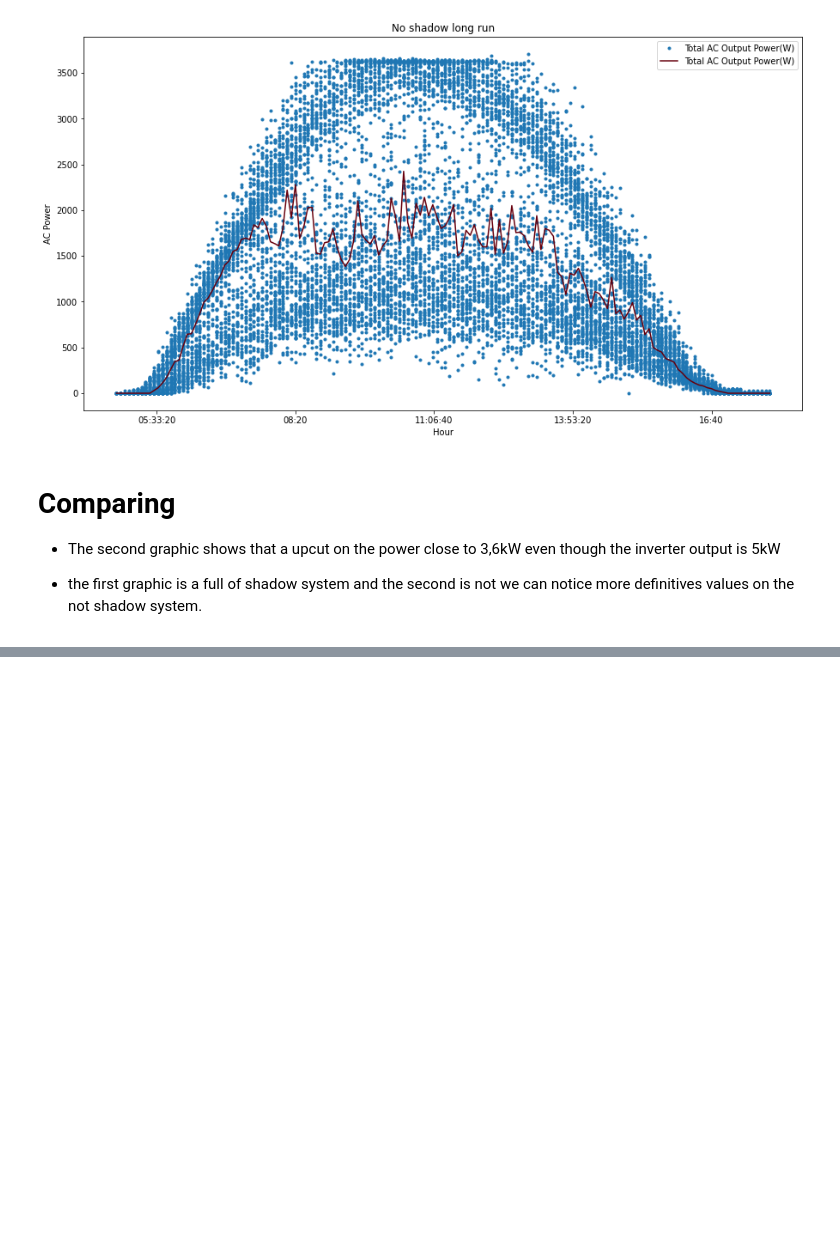
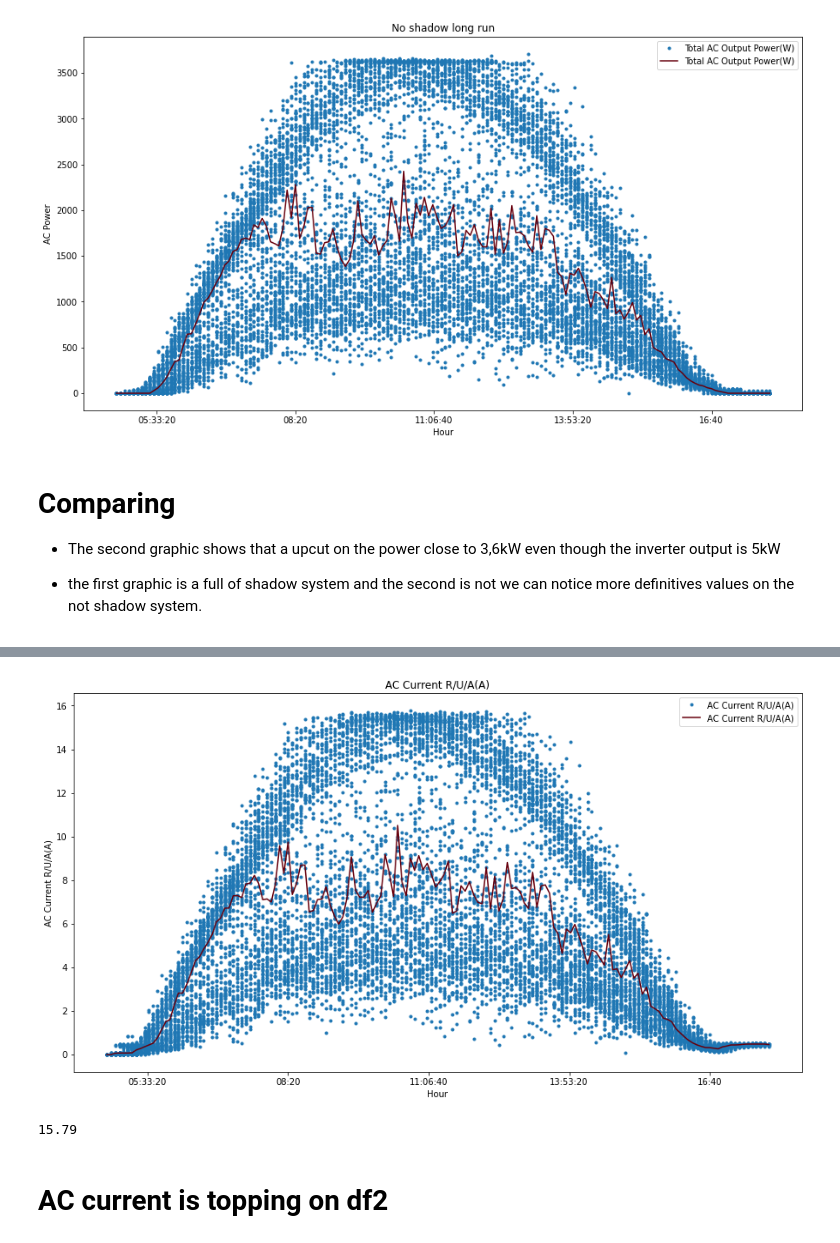
Before and after one commit to oakthyago/Electrical-Demand-Brazil, a Jupyter notebook: photovoltaic-analysis-from-full-of-shadows-system.ipynb, the cells around one changed output, grey strips where cells are left out. Drawn from its saved outputs; the diff is of its cells as text; code cells hidden in the pictures; blank space fills up the shorter version.

```diff
--- a/photovoltaic-analysis-from-full-of-shadows-system.ipynb
+++ b/photovoltaic-analysis-from-full-of-shadows-system.ipynb
@@ -211,0 +228,15 @@ plt.show()
+# %%
+
+
+#plant1_data.iplot(x= 'time', y='DC_POWER', xTitle='Time',  yTitle= 'DC Power', title='DC POWER plot')
+df2.plot(x= 'Hour', y='AC Current R/U/A(A)', style='.', figsize = (15, 8))
+df2.groupby('Hour')['AC Current R/U/A(A)'].agg('median').plot(legend=True, colormap='Reds_r')
+plt.ylabel('AC Current R/U/A(A)')
+plt.title('AC Current R/U/A(A)')
+plt.show()
+df2["AC Current R/U/A(A)"].max()
+# %% [output]
+[figure, added]
+15.79
+# %% [markdown]
+# AC current is topping on df2
```
Also changed, not shown: parts of 7 cells of this notebook.
